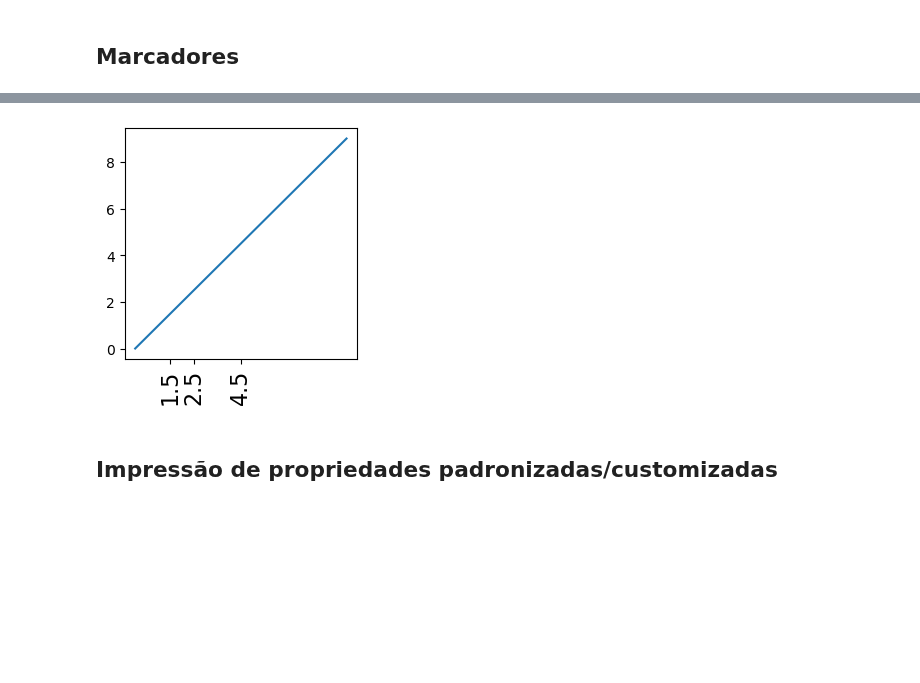
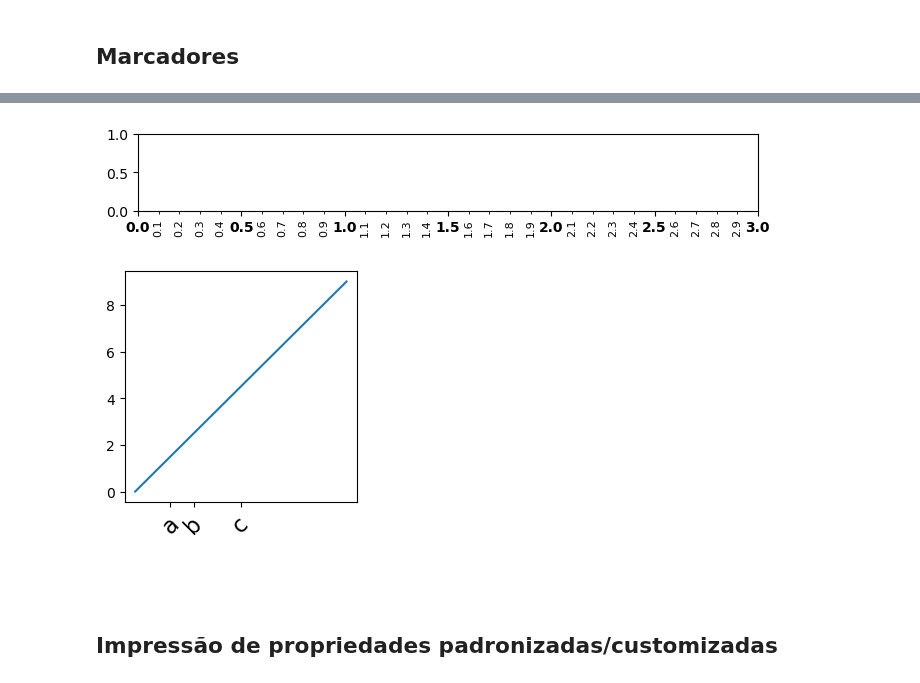
Before and after one commit to gcpeixoto/DATAVIZ, a Jupyter notebook: _build/jupyter_execute/ipynb/B-quick-guide-matplotlib.ipynb, the cells around one changed output, grey strips where cells are left out. Saved outputs shown, nothing was run; the diff lists cells and outputs as text; code cells hidden in the pictures; blank space fills up the shorter version.

```diff
--- a/_build/jupyter_execute/ipynb/B-quick-guide-matplotlib.ipynb
+++ b/_build/jupyter_execute/ipynb/B-quick-guide-matplotlib.ipynb
@@ -232,14 +241,26 @@ ax.axis('tight');
+# %%
+fig, ax = plt.subplots(figsize=(8,1))
+ax.set_xlim(0,3)
+ax.xaxis.set_minor_locator (ML(0.1))
+ax.xaxis.set_minor_formatter (SF())
+ax.tick_params(axis='x' ,which='minor', rotation=90, labelsize=8)
+ax.set_xticklabels(ax.get_xticks(),weight='bold');
+# %% [output]
+[figure, added]
 # %%
 import matplotlib.pyplot as plt, matplotlib.ticker as mticker
 
 x = list(range(10))
 
 fig, ax = plt.subplots(figsize=(3,3))
 ax.plot(x,x)
 ax.xaxis.set_major_locator(mticker.FixedLocator([1.5,2.5,4.5]))
-ax.xaxis.set_tick_params(rotation=90, labelsize=16) # Other solution: ax.tick_params(axis='x', rotation=25)
+ax.set_xticklabels(['a','b','c'])
+ax.xaxis.set_tick_params(rotation=45, labelsize=16) # Other solution: ax.tick_params(axis='x', rotation=25)
 # %% [output]
-[figure, old version]
+[figure, new version]
+# %% [markdown]
+##
 # %% [markdown]
 ## Impressão de propriedades padronizadas/customizadas
 # %%
```
Also changed, not shown: parts of 7 cells of this notebook, 51 other files.
